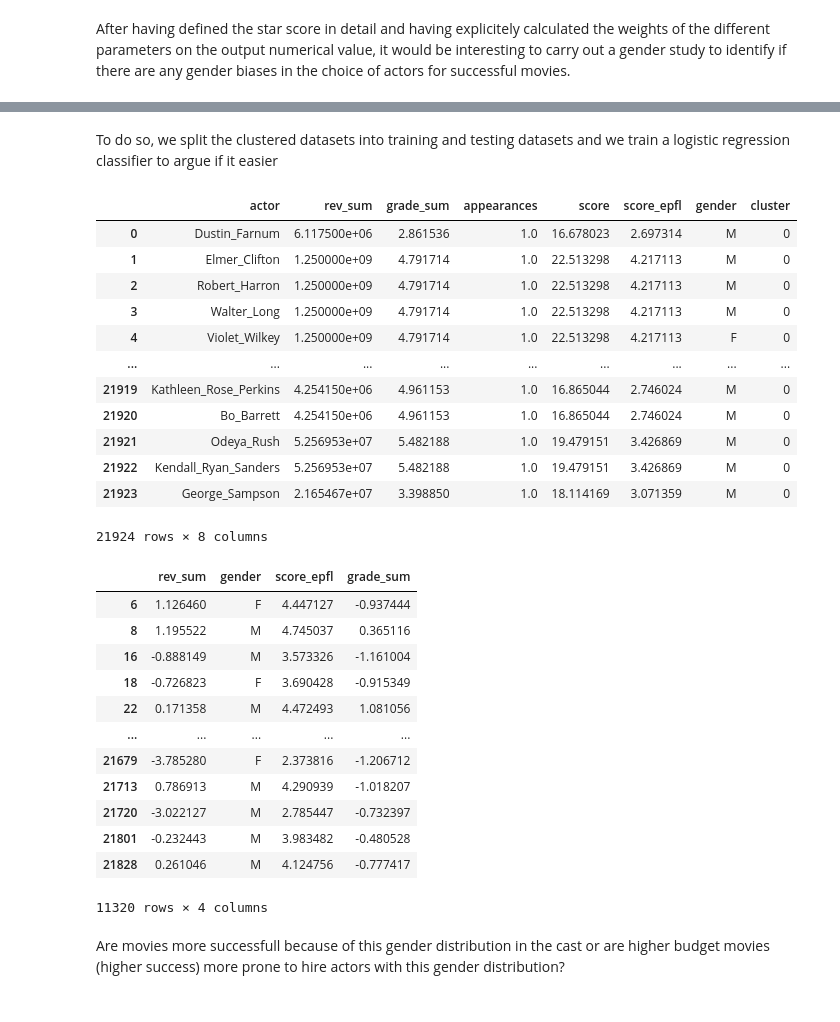
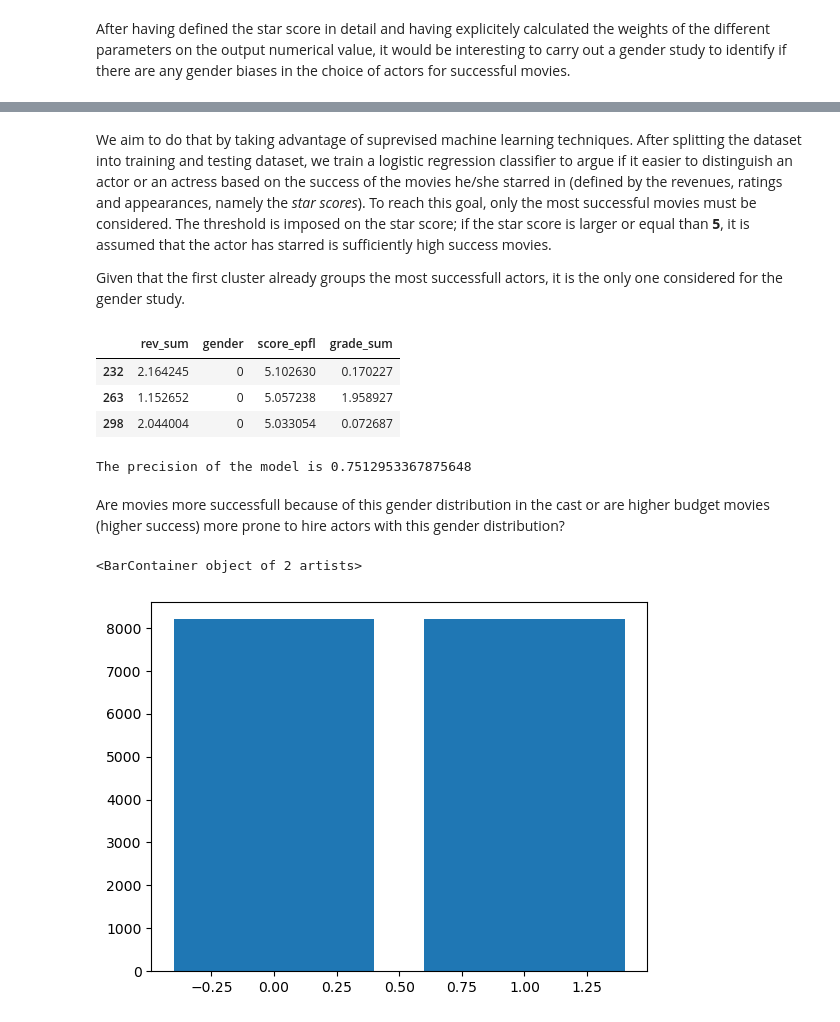
Before and after one commit to louisleger/ada-final-project, a Jupyter notebook: src/star_score.ipynb, the cells around one changed output, grey strips where cells are left out. Saved outputs shown, nothing was run; the diff lists cells and outputs as text; code cells hidden in the pictures.

Commit message:
'clustering'

```diff
--- a/src/star_score.ipynb
+++ b/src/star_score.ipynb
@@ -381,34 +388,17 @@ After having defined the star score in detail and having explicitely calculated
 # %% [markdown]
-To do so, we split the clustered datasets into training and testing datasets and we train a logistic regression classifier to argue if it easier
+We aim to do that by taking advantage of suprevised machine learning techniques. After splitting the dataset into training and testing dataset, we train a logistic regression classifier to argue if it easier to distinguish an actor or an actress based on the success of the movies he/she starred in (defined by the revenues, ratings and appearances, namely the *star scores*). To reach this goal, only the most successful movies must be considered. The threshold is imposed on the star score; if the star score is larger or equal than **5**, it is assumed that the actor has starred is sufficiently high success movies.
+
+Given that the first cluster already groups the most successfull actors, it is the only one considered for the gender study.
-# %%
-star_scores
-# %% [output]
-|  | actor | rev_sum | grade_sum | appearances | score | score_epfl | gender | cluster |
-| 0 | Dustin_Farnum | 6.117500e+06 | 2.861536 | 1.0 | 16.678023 | 2.697314 | M | 0 |
-| 1 | Elmer_Clifton | 1.250000e+09 | 4.791714 | 1.0 | 22.513298 | 4.217113 | M | 0 |
-| 2 | Robert_Harron | 1.250000e+09 | 4.791714 | 1.0 | 22.513298 | 4.217113 | M | 0 |
-| 3 | Walter_Long | 1.250000e+09 | 4.791714 | 1.0 | 22.513298 | 4.217113 | M | 0 |
-| 4 | Violet_Wilkey | 1.250000e+09 | 4.791714 | 1.0 | 22.513298 | 4.217113 | F | 0 |
-| ... | ... | ... | ... | ... | ... | ... | ... | ... |
-| 21919 | Kathleen_Rose_Perkins | 4.254150e+06 | 4.961153 | 1.0 | 16.865044 | 2.746024 | M | 0 |
-| 21920 | Bo_Barrett | 4.254150e+06 | 4.961153 | 1.0 | 16.865044 | 2.746024 | M | 0 |
-| 21921 | Odeya_Rush | 5.256953e+07 | 5.482188 | 1.0 | 19.479151 | 3.426869 | M | 0 |
-| 21922 | Kendall_Ryan_Sanders | 5.256953e+07 | 5.482188 | 1.0 | 19.479151 | 3.426869 | M | 0 |
-| 21923 | George_Sampson | 2.165467e+07 | 3.398850 | 1.0 | 18.114169 | 3.071359 | M | 0 |
-21924 rows × 8 columns
-# %%
-X1
-# %% [output]
-|  | rev_sum | gender | score_epfl | grade_sum |
-| 6 | 1.126460 | F | 4.447127 | -0.937444 |
-| 8 | 1.195522 | M | 4.745037 | 0.365116 |
-| 16 | -0.888149 | M | 3.573326 | -1.161004 |
-| 18 | -0.726823 | F | 3.690428 | -0.915349 |
-| 22 | 0.171358 | M | 4.472493 | 1.081056 |
-| ... | ... | ... | ... | ... |
-| 21679 | -3.785280 | F | 2.373816 | -1.206712 |
-| 21713 | 0.786913 | M | 4.290939 | -1.018207 |
-| 21720 | -3.022127 | M | 2.785447 | -0.732397 |
-| 21801 | -0.232443 | M | 3.983482 | -0.480528 |
-| 21828 | 0.261046 | M | 4.124756 | -0.777417 |
-11320 rows × 4 columns
+# %%
+#filter out least-successful movies
+X1 = X1[X1['score_epfl'] >= 5]
+# %%
+#convert gender categorical variable into binary variable
+X1['gender'] = (X1['gender'] == 'M').astype('int')
+# %%
+X1.head(3)
+# %% [output]
+|  | rev_sum | gender | score_epfl | grade_sum |
+| 232 | 2.164245 | 0 | 5.102630 | 0.170227 |
+| 263 | 1.152652 | 0 | 5.057238 | 1.958927 |
+| 298 | 2.044004 | 0 | 5.033054 | 0.072687 |
@@ -415,2 +425,14 @@ X1
+# %%
+#compute precision of the model
+from sklearn.metrics import precision_score
+
+print('The precision of the model is ' + str(precision_score(ytest,ypred)))
+# %% [output]
+The precision of the model is 0.7512953367875648
 # %% [markdown]
 Are movies more successfull because of this gender distribution in the cast or are higher budget movies (higher success) more prone to hire actors with this gender distribution?
+# %%
+plt.bar(x=[0,1], height=X1.gender.sum(), data=X1)
+# %% [output]
+<BarContainer object of 2 artists>
+[figure, added]
```
Also changed, not shown: parts of 8 cells of this notebook.
